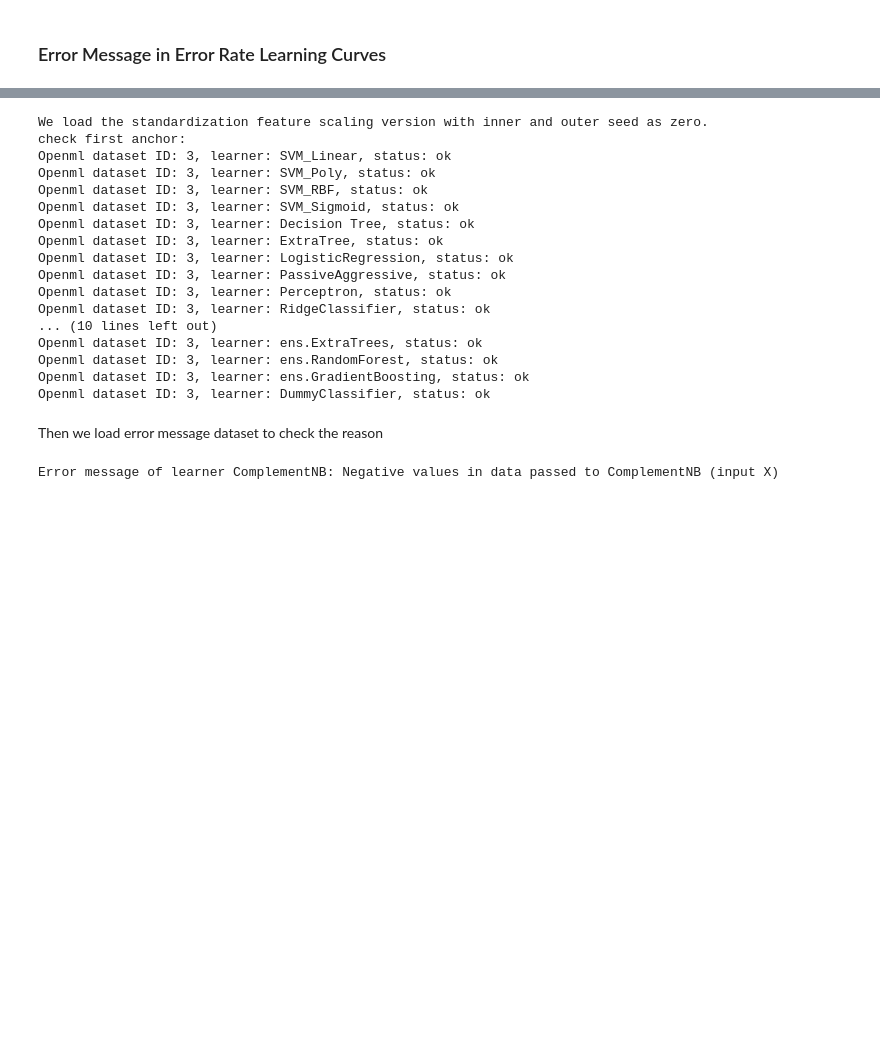
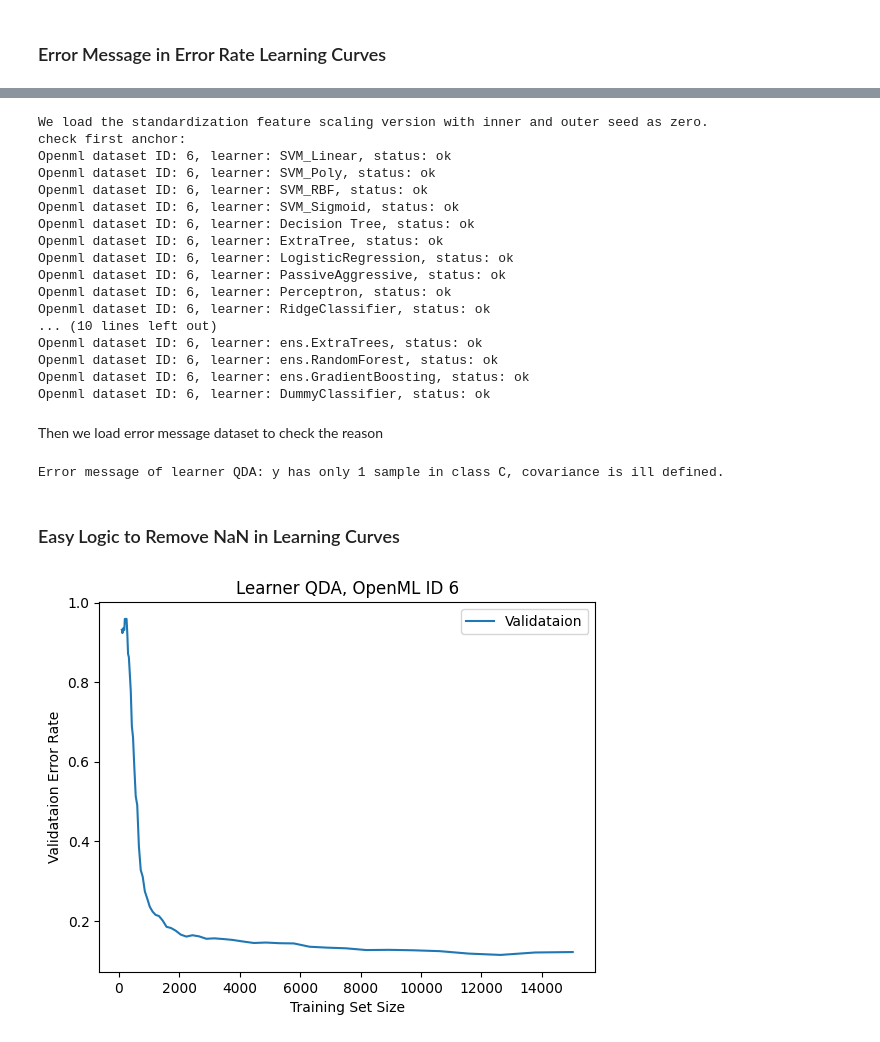
Before and after one commit to learning-curve-research/LCDB-1.1, a Jupyter notebook: LCDB11_demo.ipynb, the cells around one changed output, grey strips where cells are left out. Saved outputs shown, nothing was run; the diff lists cells and outputs as text; code cells hidden in the pictures; blank space fills up the shorter version.

```diff
--- a/LCDB11_demo.ipynb
+++ b/LCDB11_demo.ipynb
@@ -239,6 +241,6 @@ Database shape: (265, 24, 5, 5, 137, 3, 2)
 Dictionary: {0: 'ok', 1: 'timeout', 2: 'error'}
 # %%
-dataset_index, outer_split, inner_split, anchor_index, feature_scaling, data_acquisition = 0, 0, 0, 0, 2, 0
+dataset_index, outer_split, inner_split, anchor_index, feature_scaling, data_acquisition = 1, 0, 0, 0, 0, 0
 print("We load the standardization feature scaling version with inner and outer seed as zero. ")
 print("check first anchor: ")
 status_slice = status_dataset[dataset_index, :, outer_split, inner_split, anchor_index, feature_scaling, data_acquisition]
@@ -249,28 +251,58 @@ for learner, status in status_readable.items():
 # %% [output]
 We load the standardization feature scaling version with inner and outer seed as zero.
 check first anchor:
-Openml dataset ID: 3, learner: SVM_Linear, status: ok
-Openml dataset ID: 3, learner: SVM_Poly, status: ok
-Openml dataset ID: 3, learner: SVM_RBF, status: ok
-Openml dataset ID: 3, learner: SVM_Sigmoid, status: ok
-Openml dataset ID: 3, learner: Decision Tree, status: ok
-Openml dataset ID: 3, learner: ExtraTree, status: ok
-Openml dataset ID: 3, learner: LogisticRegression, status: ok
-Openml dataset ID: 3, learner: PassiveAggressive, status: ok
-Openml dataset ID: 3, learner: Perceptron, status: ok
-Openml dataset ID: 3, learner: RidgeClassifier, status: ok
+Openml dataset ID: 6, learner: SVM_Linear, status: ok
+Openml dataset ID: 6, learner: SVM_Poly, status: ok
+Openml dataset ID: 6, learner: SVM_RBF, status: ok
+Openml dataset ID: 6, learner: SVM_Sigmoid, status: ok
+Openml dataset ID: 6, learner: Decision Tree, status: ok
+Openml dataset ID: 6, learner: ExtraTree, status: ok
+Openml dataset ID: 6, learner: LogisticRegression, status: ok
+Openml dataset ID: 6, learner: PassiveAggressive, status: ok
+Openml dataset ID: 6, learner: Perceptron, status: ok
+Openml dataset ID: 6, learner: RidgeClassifier, status: ok
 ... (10 lines left out)
-Openml dataset ID: 3, learner: ens.ExtraTrees, status: ok
-Openml dataset ID: 3, learner: ens.RandomForest, status: ok
-Openml dataset ID: 3, learner: ens.GradientBoosting, status: ok
-Openml dataset ID: 3, learner: DummyClassifier, status: ok
+Openml dataset ID: 6, learner: ens.ExtraTrees, status: ok
+Openml dataset ID: 6, learner: ens.RandomForest, status: ok
+Openml dataset ID: 6, learner: ens.GradientBoosting, status: ok
+Openml dataset ID: 6, learner: DummyClassifier, status: ok
 # %% [markdown]
 Then we load error message dataset to check the reason
 # %%
-learner_index = 16
+learner_index = 13
 with h5py.File(Path.cwd() / 'dataset/LCDB11_msg_265_24.hdf5', 'r') as f:
     msg_dataset = f['error message'][dataset_index, learner_index, outer_split, inner_split, anchor_index, feature_scaling, data_acquisition]
 
 print(f'Error message of learner {learner_zoo[learner_index]}: {msg_dataset.decode('utf-8')}')
 # %% [output]
-Error message of learner ComplementNB: Negative values in data passed to ComplementNB (input X)
+Error message of learner QDA: y has only 1 sample in class C, covariance is ill defined.
+# %% [markdown]
+### Easy Logic to Remove NaN in Learning Curves
+# %%
+# OpenML dataset ID
+dataset_ids = dataset_ids_CC18
+# Learner name
+learner_zoo = learner_zoo
+# anchor
+anchor_list = anchor_list_denser
+
+# load the data
+with h5py.File(Path.cwd() / 'dataset/LCDB11_ER_CC18_24.hdf5', 'r') as f:
+    dataset = f['error rate'][...]
+
+dataset_index, learner_index, outer_split, inner_split, feature_scaling, data_acquisition = 1, 13, 0, 0, 0, 0
+raw_validation_curve = dataset[dataset_index, learner_index, outer_split, inner_split, :, 1, feature_scaling, data_acquisition]
+# %%
+valid_mask = ~np.isnan(raw_validation_curve)
+usable_validation_curve = raw_validation_curve[valid_mask]
+usable_anchors = anchor_list_denser[valid_mask]
+
+plt.figure()
+plt.plot(usable_anchors, usable_validation_curve, label="Validataion")
+plt.title(f'Learner {learner_zoo[learner_index]}, OpenML ID {dataset_ids[dataset_index]}')
+plt.xlabel('Training Set Size')
+plt.ylabel('Validataion Error Rate')
+plt.legend()
+plt.show()
+# %% [output]
+[figure, added]
```
Also changed, not shown: parts of 8 cells of this notebook, 9 other files.
